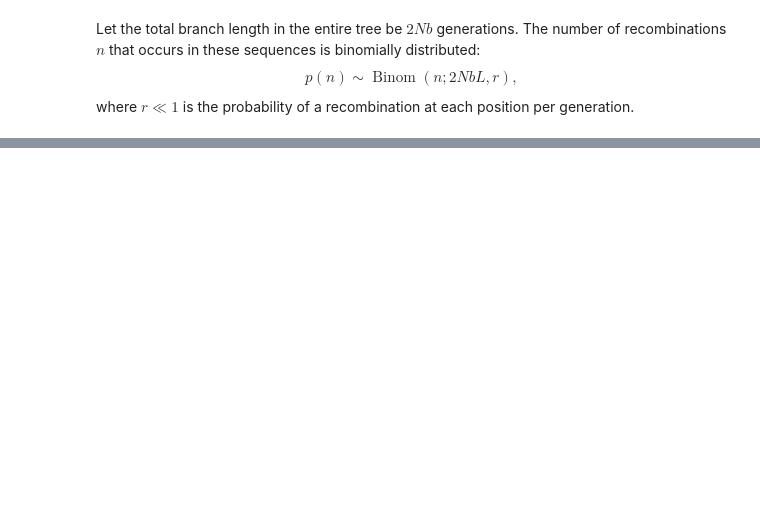
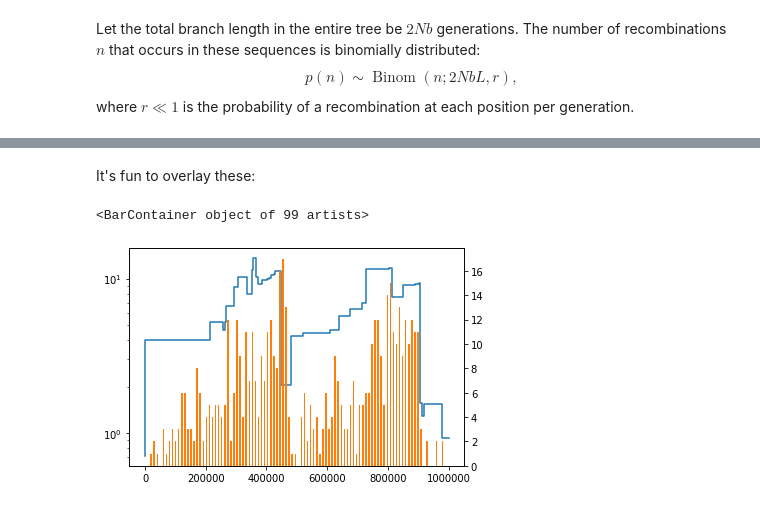
Before and after one commit to terhorst/stats701f20, a Jupyter notebook: lectures/6/slides.ipynb, the cells around one changed output, grey strips where cells are left out. Drawn from its saved outputs; the diff is of its cells as text; code cells hidden in the pictures; blank space fills up the shorter version.

```diff
--- a/lectures/6/slides.ipynb
+++ b/lectures/6/slides.ipynb
@@ -26,0 +128,18 @@ In particular, the probability of no recombination is $e^{-b\rho/2}$, and the di
+# %%
+def gen_mutations(trees, theta):
+    mut_pos = []
+    for (a, b), h in trees:
+        m = np.random.poisson(theta * h * (b - a))
+        mut_pos += np.random.uniform(a, b, m).tolist()
+    return np.sort(mut_pos)
+mut_pos = gen_mutations(trees, 1e-4)
+# %% [markdown]
+It's fun to overlay these:
+# %%
+plot_trees(trees)
+ax = plt.twinx()
+y, x = np.histogram(mut_pos, np.linspace(0, L, 100))
+ax.bar(x[:-1], y, width=L // 200, color='tab:orange')
+# %% [output]
+<BarContainer object of 99 artists>
+[figure, added]
```
Also changed, not shown: parts of 26 cells of this notebook.
